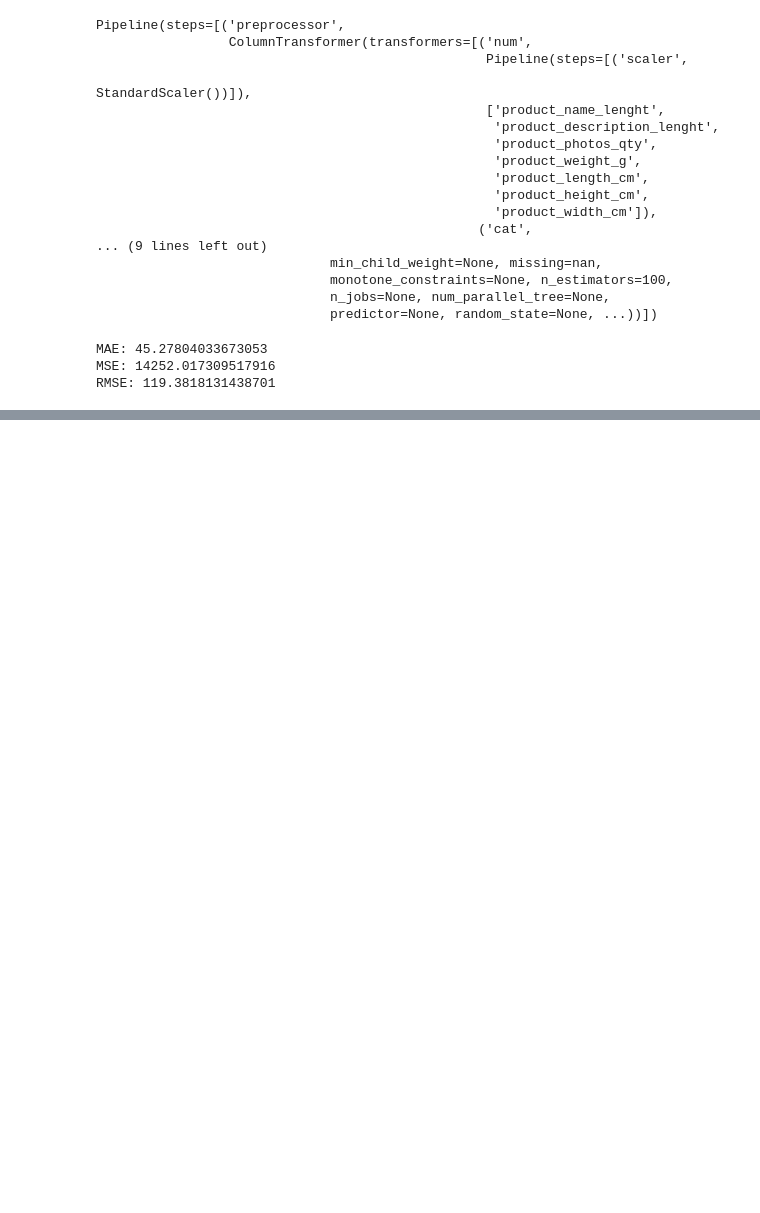
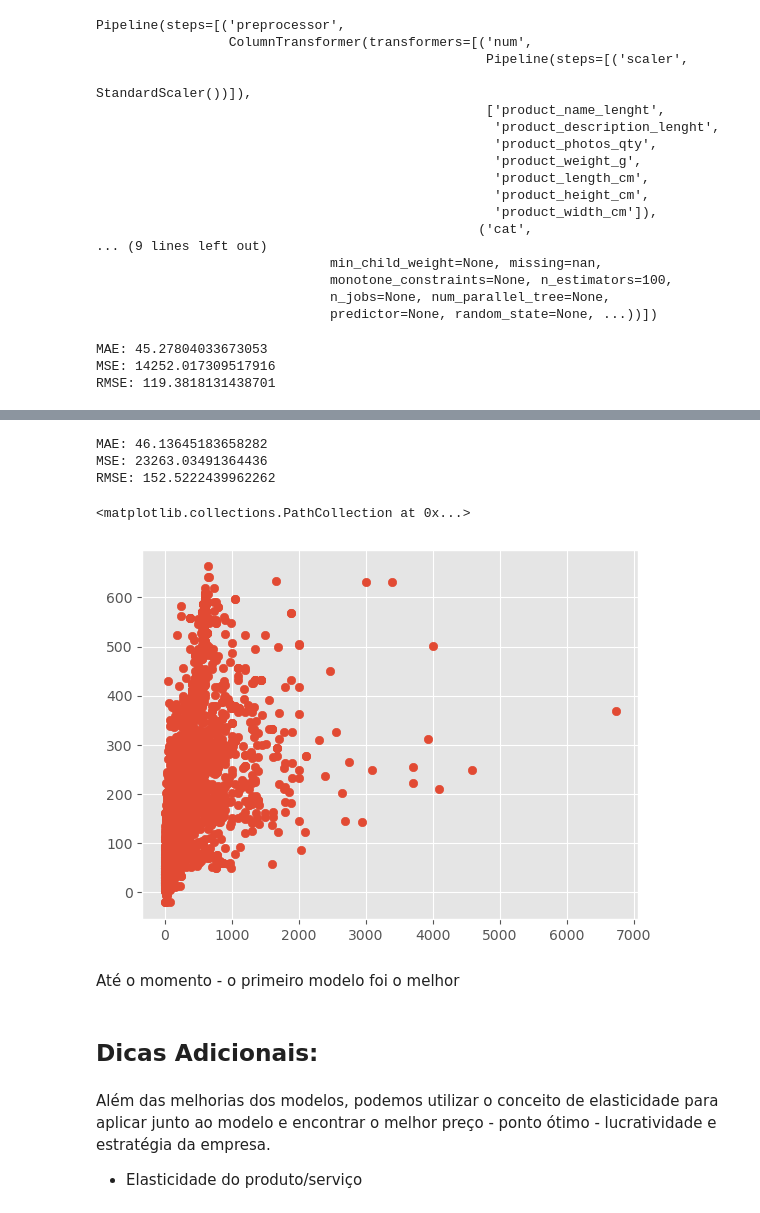
Before and after one commit to Jose-Paschoal/Curso_DS, a Jupyter notebook: Estudos - DS - 09 - Material da Nona Semana - Pricing.ipynb, the cells around one changed output, grey strips where cells are left out. Cells and saved outputs as stored; diff of their text form; code cells hidden in the pictures; blank space fills up the shorter version.

```diff
--- a/Estudos - DS - 09 - Material da Nona Semana - Pricing.ipynb
+++ b/Estudos - DS - 09 - Material da Nona Semana - Pricing.ipynb
@@ -272,0 +321,11 @@ plt.show()
+# %%
+## fazendo tratamento de retirada de outliers
+
+train = pd.concat([X_train, y_train], axis=1)
+
+z_scores = np.abs((train['price'] - train['price'].mean())/train['price'].std())
+
+outlier_threshold = 3
+
+train_outliers = train[z_scores <= outlier_threshold]
+train.shape, train_outliers.shape
@@ -272,0 +341,26 @@ plt.show()
+# %%
+X_train_wo_outliers = train_outliers[['product_category_name', 'product_name_lenght',
+       'product_description_lenght', 'product_photos_qty', 'product_weight_g',
+       'product_length_cm', 'product_height_cm', 'product_width_cm', 'volume']]
+
+y_train_wo_outliers = train_outliers[['price']]
+# %%
+## fazendo transformações nos dados - para variáveis contínuas e categóricas
+
+numerical_transformer = Pipeline(steps=[('scaler', StandardScaler())])
+
+categorical_transformer = Pipeline(steps=[('encoder', TargetEncoder())])
+
+preprocessor = ColumnTransformer(transformers=[
+    ('num', numerical_transformer, numerical),
+    ('cat', categorical_transformer, categorical)
+])
+
+xgb = XGBRegressor()
+
+pipe = Pipeline(steps=[
+    ('preprocessor', preprocessor),
+    ('model', xgb)
+])
+
+pipe.fit(X_train_wo_outliers, y_train_wo_outliers)
@@ -272,0 +385,23 @@ plt.show()
+# %%
+y_pred = pipe.predict(X_test)
+# %%
+print(f'MAE: {mean_absolute_error(y_test, y_pred)}')
+print(f'MSE: {mean_squared_error(y_test, y_pred)}')
+print(f'RMSE: {mean_squared_error(y_test, y_pred)**0.5}')
+# %% [output]
+MAE: 46.13645183658282
+MSE: 23263.03491364436
+RMSE: 152.5222439962262
+# %%
+plt.scatter(y_test, y_pred)
+# %% [output]
+<matplotlib.collections.PathCollection at 0x...>
+[figure, added]
+# %% [markdown]
+Até o momento - o primeiro modelo foi o melhor
+# %% [markdown]
+## Dicas Adicionais:
+# %% [markdown]
+Além das melhorias dos modelos, podemos utilizar o conceito de elasticidade para aplicar junto ao modelo e encontrar o melhor preço - ponto ótimo - lucratividade e estratégia da empresa.
+
+- Elasticidade do produto/serviço
```
Also changed, not shown: parts of 13 cells of this notebook.
